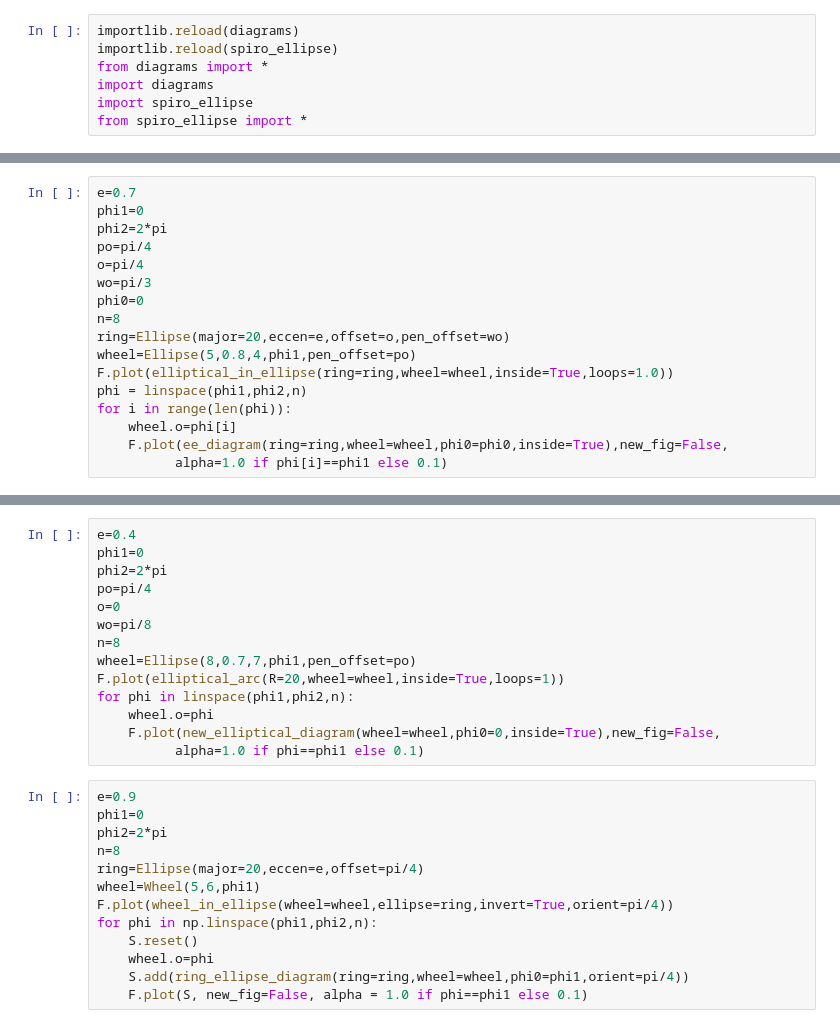
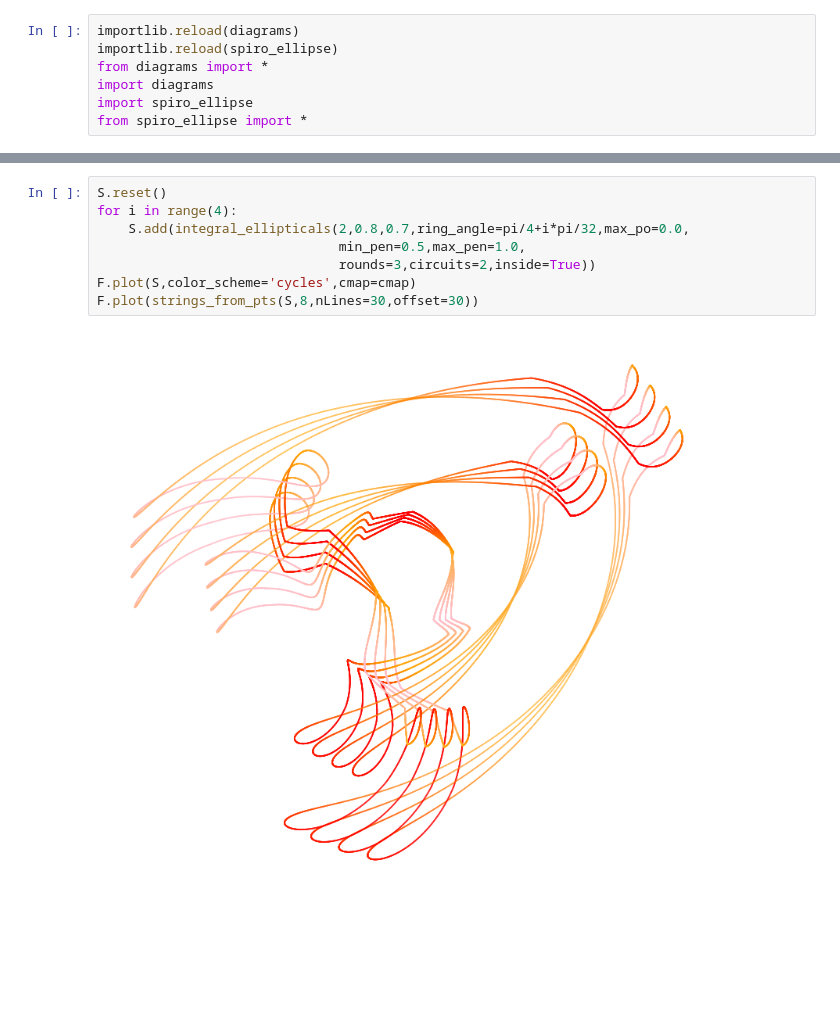
Before and after one commit to donalgrant/spiro, a Jupyter notebook: Explore.ipynb, the cells around one changed output, grey strips where cells are left out. Drawn from its saved outputs; the diff is of its cells as text; blank space fills up the shorter version.

Commit message:
implemented integral ellipticals and generated several examples

```diff
--- a/Explore.ipynb
+++ b/Explore.ipynb
@@ -77,17 +38,0 @@ for i in range(len(phi)):
-# %%
-e=0.7
-phi1=0
-phi2=2*pi
-po=pi/4
-o=pi/4
-wo=pi/3
-phi0=0
-n=8
-ring=Ellipse(major=20,eccen=e,offset=o,pen_offset=wo)
-wheel=Ellipse(5,0.8,4,phi1,pen_offset=po)
-F.plot(elliptical_in_ellipse(ring=ring,wheel=wheel,inside=True,loops=1.0))
-phi = linspace(phi1,phi2,n)
-for i in range(len(phi)):
-    wheel.o=phi[i]
-    F.plot(ee_diagram(ring=ring,wheel=wheel,phi0=phi0,inside=True),new_fig=False,
-          alpha=1.0 if phi[i]==phi1 else 0.1)
@@ -118,27 +39,10 @@ for phi in linspace(phi1,phi2,n):
-# %%
-e=0.4
-phi1=0
-phi2=2*pi
-po=pi/4
-o=0
-wo=pi/8
-n=8
-wheel=Ellipse(8,0.7,7,phi1,pen_offset=po)
-F.plot(elliptical_arc(R=20,wheel=wheel,inside=True,loops=1))
-for phi in linspace(phi1,phi2,n):
-    wheel.o=phi
-    F.plot(new_elliptical_diagram(wheel=wheel,phi0=0,inside=True),new_fig=False,
-          alpha=1.0 if phi==phi1 else 0.1)
-# %%
-e=0.9
-phi1=0
-phi2=2*pi
-n=8
-ring=Ellipse(major=20,eccen=e,offset=pi/4)
-wheel=Wheel(5,6,phi1)
-F.plot(wheel_in_ellipse(wheel=wheel,ellipse=ring,invert=True,orient=pi/4))
-for phi in np.linspace(phi1,phi2,n):
-    S.reset()
-    wheel.o=phi
-    S.add(ring_ellipse_diagram(ring=ring,wheel=wheel,phi0=phi1,orient=pi/4))
-    F.plot(S, new_fig=False, alpha = 1.0 if phi==phi1 else 0.1)
+# %%
+S.reset()
+for i in range(4):
+    S.add(integral_ellipticals(2,0.8,0.7,ring_angle=pi/4+i*pi/32,max_po=0.0,
+                               min_pen=0.5,max_pen=1.0,
+                               rounds=3,circuits=2,inside=True))
+F.plot(S,color_scheme='cycles',cmap=cmap)
+F.plot(strings_from_pts(S,8,nLines=30,offset=30))
+# %% [output]
+[figure, added]
```
Also changed, not shown: parts of 6 cells of this notebook, 5 other files.
